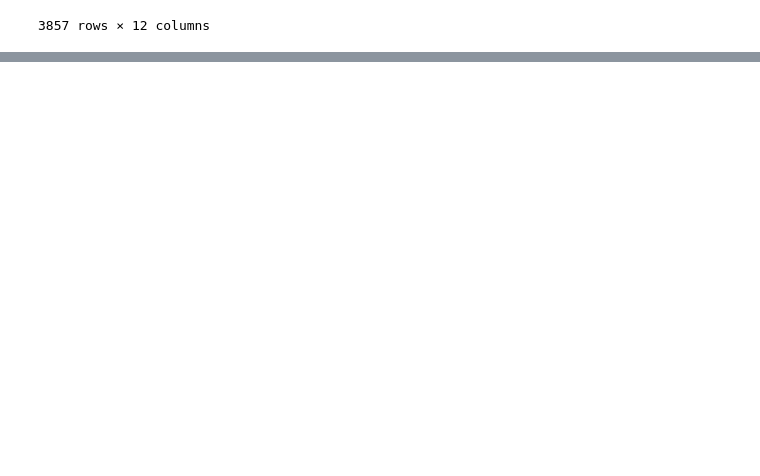
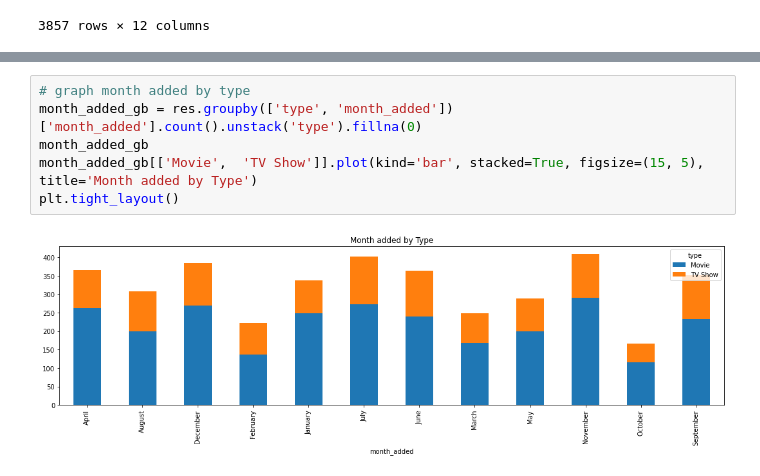
Before and after one commit to Frankr22/Streaming-Services-Comparison-Netflix-vs.-Disney, a Jupyter notebook: netflix.ipynb, the cells around one changed output, grey strips where cells are left out. Cells and saved outputs as stored; diff of their text form; blank space fills up the shorter version.

```diff
--- a/netflix.ipynb
+++ b/netflix.ipynb
@@ -135,0 +270,8 @@ res
+# %%
+# graph month added by type
+month_added_gb = res.groupby(['type', 'month_added'])['month_added'].count().unstack('type').fillna(0)
+month_added_gb
+month_added_gb[['Movie',  'TV Show']].plot(kind='bar', stacked=True, figsize=(15, 5), title='Month added by Type')
+plt.tight_layout()
+# %% [output]
+[figure, added]
```
Also changed, not shown: parts of 16 cells of this notebook.
